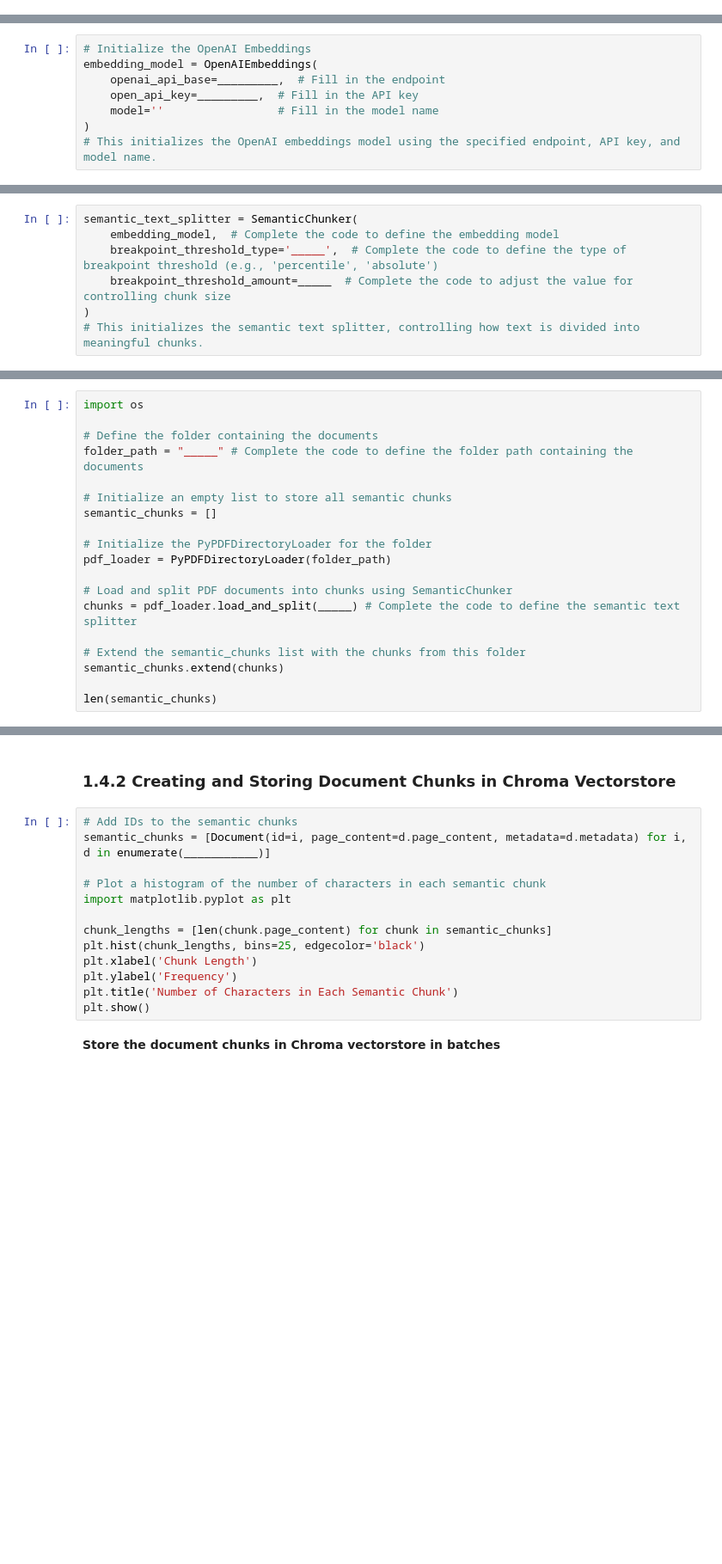
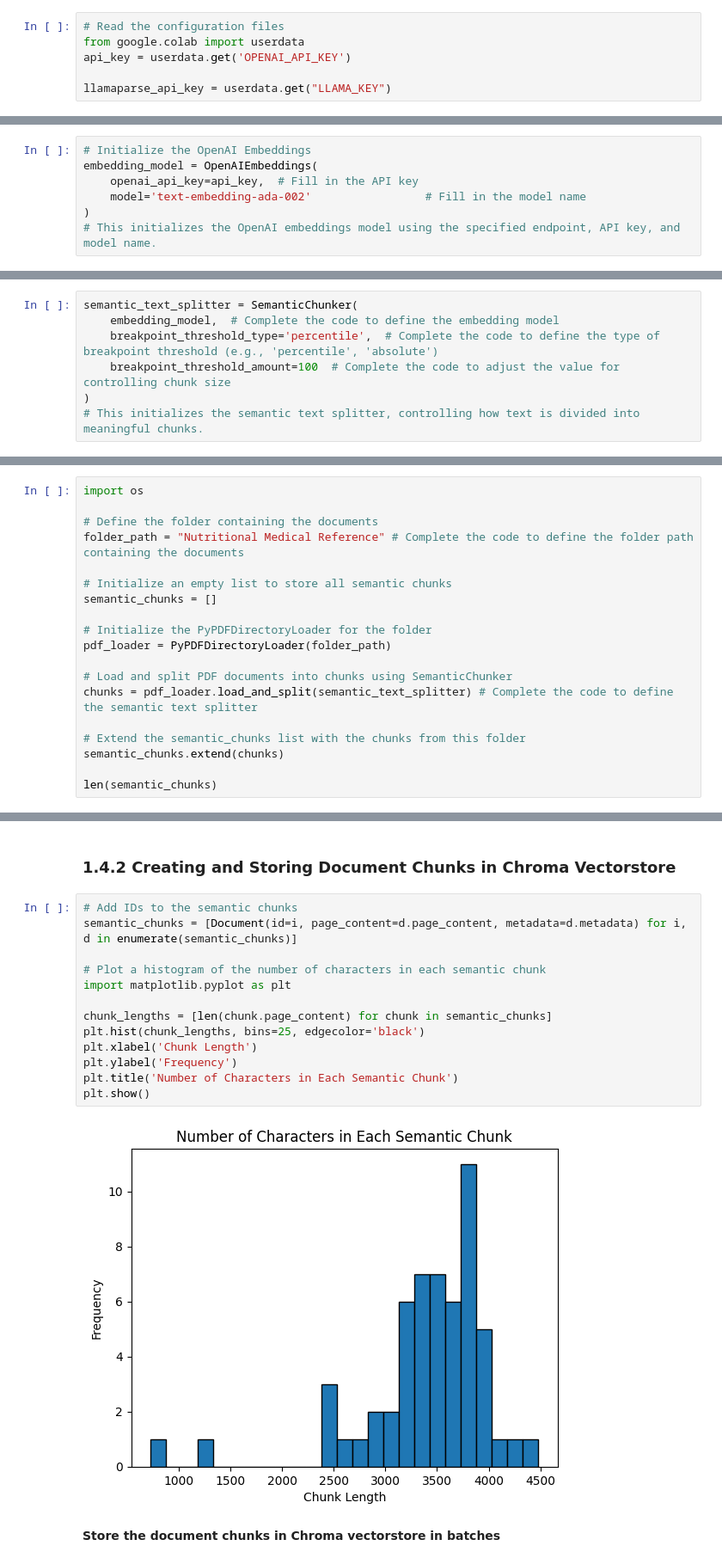
Before and after one commit to chrisjw34/LLMFinal, a Jupyter notebook: GA_NLP_Project_3_DetailedHints_Learner's_Notebook.ipynb, the cells around one changed output, grey strips where cells are left out. Shown at 86% size. Saved outputs shown, nothing was run; the diff lists cells and outputs as text; blank space fills up the shorter version.

```diff
--- a/GA_NLP_Project_3_DetailedHints_Learner's_Notebook.ipynb
+++ b/GA_NLP_Project_3_DetailedHints_Learner's_Notebook.ipynb
@@ -226,3 +244,9 @@ llamaparse_api_key = config2.get("LLAMA_KEY")
+# %%
+# Read the configuration files
+from google.colab import userdata
+api_key = userdata.get('OPENAI_API_KEY')
+
+llamaparse_api_key = userdata.get("LLAMA_KEY")
 # %%
 # Initialize the OpenAI embedding function for Chroma
 embedding_function = chromadb.utils.embedding_functions.OpenAIEmbeddingFunction(
@@ -234,9 +257,8 @@ embedding_function = chromadb.utils.embedding_functions.OpenAIEmbeddingFunction(
 # %%
 # Initialize the OpenAI Embeddings
 embedding_model = OpenAIEmbeddings(
-    openai_api_base=_________,  # Fill in the endpoint
-    open_api_key=_________,  # Fill in the API key
-    model=''                 # Fill in the model name
+    openai_api_key=api_key,  # Fill in the API key
+    model='text-embedding-ada-002'                 # Fill in the model name
 )
 # This initializes the OpenAI embeddings model using the specified endpoint, API key, and model name.
 # %%
@@ -341,8 +400,8 @@ chromadb_client = chromadb.EphemeralClient()
 # %%
 semantic_text_splitter = SemanticChunker(
     embedding_model,  # Complete the code to define the embedding model
-    breakpoint_threshold_type='_____',  # Complete the code to define the type of breakpoint threshold (e.g., 'percentile', 'absolute')
-    breakpoint_threshold_amount=_____  # Complete the code to adjust the value for controlling chunk size
+    breakpoint_threshold_type='percentile',  # Complete the code to define the type of breakpoint threshold (e.g., 'percentile', 'absolute')
+    breakpoint_threshold_amount=100  # Complete the code to adjust the value for controlling chunk size
 )
 # This initializes the semantic text splitter, controlling how text is divided into meaningful chunks.
 # %% [markdown]
@@ -351,7 +410,7 @@ semantic_text_splitter = SemanticChunker(
 import os
 
 # Define the folder containing the documents
-folder_path = "_____" # Complete the code to define the folder path containing the documents
+folder_path = "Nutritional Medical Reference" # Complete the code to define the folder path containing the documents
 
 # Initialize an empty list to store all semantic chunks
 semantic_chunks = []
@@ -360,7 +419,7 @@ semantic_chunks = []
 pdf_loader = PyPDFDirectoryLoader(folder_path)
 
 # Load and split PDF documents into chunks using SemanticChunker
-chunks = pdf_loader.load_and_split(_____) # Complete the code to define the semantic text splitter
+chunks = pdf_loader.load_and_split(semantic_text_splitter) # Complete the code to define the semantic text splitter
 
 # Extend the semantic_chunks list with the chunks from this folder
 semantic_chunks.extend(chunks)
@@ -370,17 +431,19 @@ len(semantic_chunks)
 ### **1.4.2 Creating and Storing Document Chunks in Chroma Vectorstore**
 # %%
 # Add IDs to the semantic chunks
-semantic_chunks = [Document(id=i, page_content=d.page_content, metadata=d.metadata) for i, d in enumerate(___________)]
+semantic_chunks = [Document(id=i, page_content=d.page_content, metadata=d.metadata) for i, d in enumerate(semantic_chunks)]
 
 # Plot a histogram of the number of characters in each semantic chunk
 import matplotlib.pyplot as plt
 
 chunk_lengths = [len(chunk.page_content) for chunk in semantic_chunks]
 plt.hist(chunk_lengths, bins=25, edgecolor='black')
 plt.xlabel('Chunk Length')
 plt.ylabel('Frequency')
 plt.title('Number of Characters in Each Semantic Chunk')
 plt.show()
+# %% [output]
+[figure, added]
 # %% [markdown]
 **Store the document chunks in Chroma vectorstore in batches**
 # %%
```
Also changed, not shown: parts of 40 cells of this notebook.
